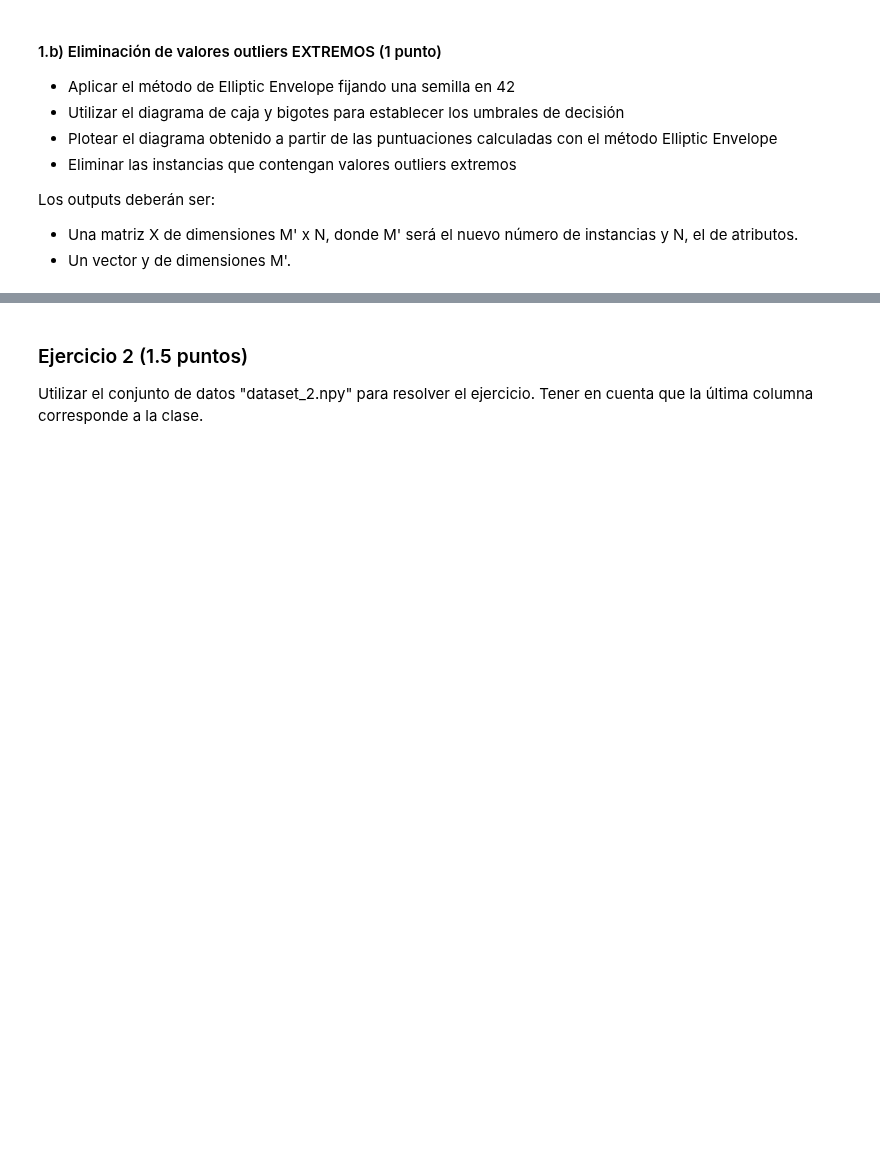
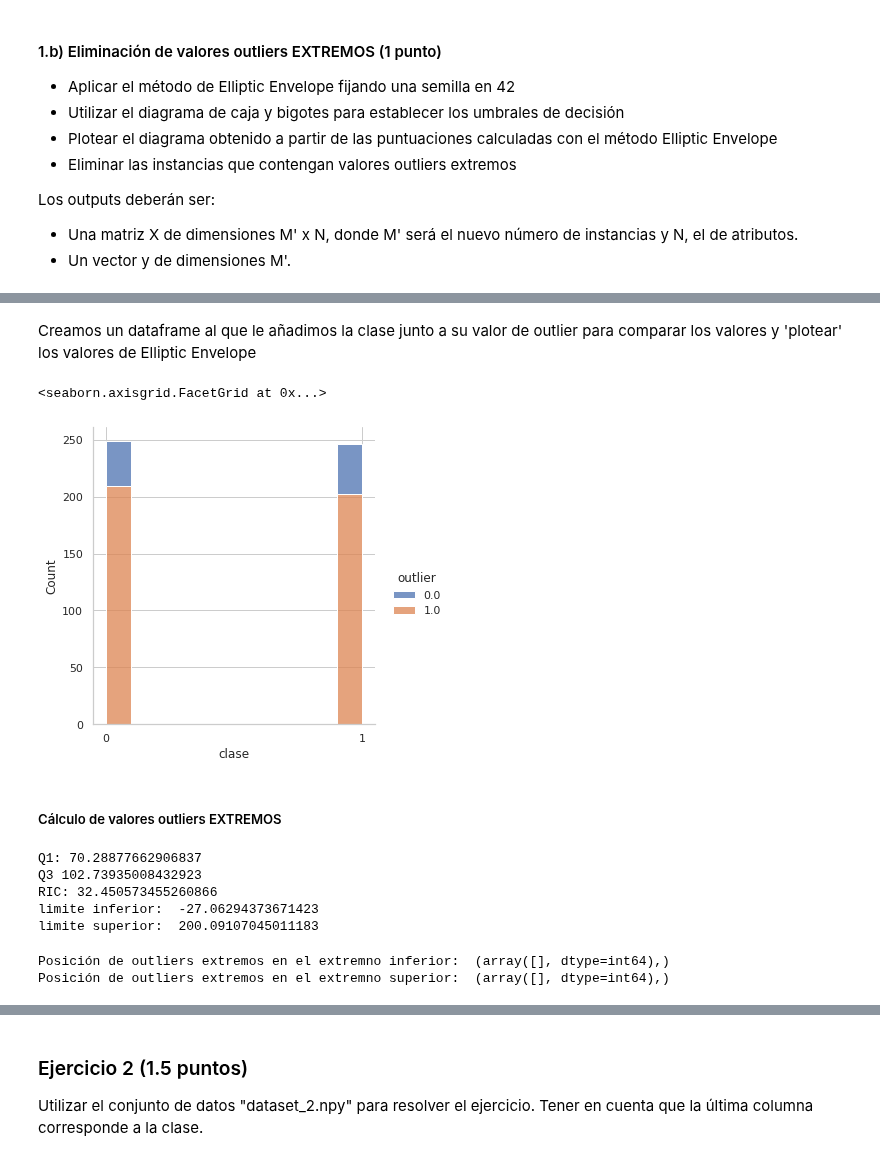
Before and after one commit to GZabalaG/AIMaster, a Jupyter notebook: Supervised/Prueba_final_Gonzalo_zabala_García.ipynb, the cells around one changed output, grey strips where cells are left out. Saved outputs shown, nothing was run; the diff lists cells and outputs as text; code cells hidden in the pictures; blank space fills up the shorter version.

```diff
--- a/Supervised/Prueba_final_Gonzalo_zabala_García.ipynb
+++ b/Supervised/Prueba_final_Gonzalo_zabala_García.ipynb
@@ -125,0 +219,21 @@ Los outputs deberán ser:
+# %%
+from sklearn.covariance import EllipticEnvelope
+import seaborn as sns
+from scipy import stats
+from matplotlib import pyplot as plt
+sns.set_theme(style="whitegrid")
+
+outlier_method = EllipticEnvelope(random_state=42).fit(X)
+scores_pred = outlier_method.decision_function(X)
+#threshold = stats.scoreatpercentile(scores_pred, 25)
+# %%
+Q1 = stats.scoreatpercentile(scores_pred, 25)
+Q3 = stats.scoreatpercentile(scores_pred, 75)
+RIC = Q3 - Q1
+li = Q1 - 1.5*RIC # 1,5: valores outliers atípicos
+ls = Q3 + 1.5*RIC # 1,5: valores outliers atípicos
+
+print('Q1:', Q1, 'Q3:', Q3, 'RIC:', RIC)
+
+print('limite inferior: ', li)
+print('limite superior: ', ls)
@@ -125,0 +244,7 @@ Los outputs deberán ser:
+# %%
+# Estimación de outliers
+pos_i = np.where(scores_pred<li)
+pos_s = np.where(scores_pred>ls)
+
+print('Posición de outliers atípicos en el extremno inferior: ', pos_i)
+print('Posición de outliers atípicos en el extremno superior: ', pos_s)
@@ -125,0 +260,6 @@ Los outputs deberán ser:
+# %%
+# Matriz de outliers
+mask_outliers = np.ones(np.shape(scores_pred))
+mask_outliers[pos_i] = 0
+mask_outliers[pos_s] = 0
+print(mask_outliers)
@@ -125,0 +284,40 @@ Los outputs deberán ser:
+# %% [markdown]
+Creamos un dataframe al que le añadimos la clase junto a su valor de outlier para comparar los valores y 'plotear' los valores de Elliptic Envelope
+# %%
+outlier_df = pd.DataFrame({'outlier':mask_outliers, 'clase':y})
+
+g = sns.displot(data=outlier_df, x="clase", hue="outlier", multiple="stack")
+
+g.set(xticks=[0,1])
+# %% [output]
+<seaborn.axisgrid.FacetGrid at 0x...>
+[figure, added]
+# %% [markdown]
+##### Cálculo de valores outliers EXTREMOS
+# %%
+Q1 = stats.scoreatpercentile(scores_pred, 25)
+Q3 = stats.scoreatpercentile(scores_pred, 75)
+RIC = Q3 - Q1
+li = Q1 - 3*RIC # 3: outlier extremo
+ls = Q3 + 3*RIC # 3: outlier extremo
+
+print('Q1:', Q1, '\nQ3', Q3, '\nRIC:', RIC)
+
+print('limite inferior: ', li)
+print('limite superior: ', ls)
+# %% [output]
+Q1: 70.28877662906837
+Q3 102.73935008432923
+RIC: 32.450573455260866
+limite inferior:  -27.06294373671423
+limite superior:  200.09107045011183
+# %%
+# Estimación de outliers
+pos_i = np.where(scores_pred<li)
+pos_s = np.where(scores_pred>ls)
+
+print('Posición de outliers extremos en el extremno inferior: ', pos_i)
+print('Posición de outliers extremos en el extremno superior: ', pos_s)
+# %% [output]
+Posición de outliers extremos en el extremno inferior:  (array([], dtype=int64),)
+Posición de outliers extremos en el extremno superior:  (array([], dtype=int64),)
```
Also changed, not shown: parts of 28 cells of this notebook.
